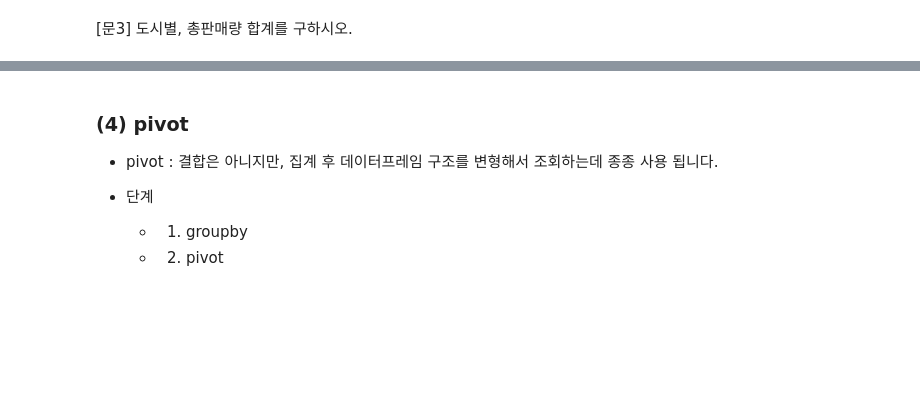
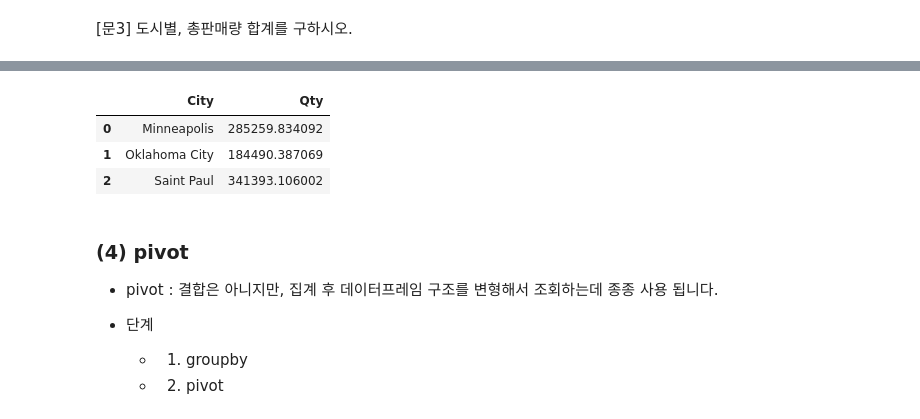
Before and after one commit to Jihwan98/aivle_school, a Jupyter notebook: 2023.02.07_데이터처리_실습/02 - 데이터프레임 결합.ipynb, the cells around one changed output, grey strips where cells are left out. Drawn from its saved outputs; the diff is of its cells as text; code cells hidden in the pictures; blank space fills up the shorter version.

```diff
--- a/2023.02.07_데이터처리_실습/02 - 데이터프레임 결합.ipynb
+++ b/2023.02.07_데이터처리_실습/02 - 데이터프레임 결합.ipynb
@@ -205,3 +274,10 @@ groupby, pd.merge 을 이용하여 다음과 같은 결과를 얻도록 코드
+# %%
+pd.merge(sales0, stores, on='Store_ID').groupby(['City'], as_index=False)[['Qty']].sum()
+# %% [output]
+|  | City | Qty |
+| 0 | Minneapolis | 285259.834092 |
+| 1 | Oklahoma City | 184490.387069 |
+| 2 | Saint Paul | 341393.106002 |
 # %% [markdown]
 ### (4) pivot
 * pivot : 결합은 아니지만, 집계 후 데이터프레임 구조를 변형해서 조회하는데 종종 사용 됩니다.
```
Also changed, not shown: parts of 6 cells of this notebook.
